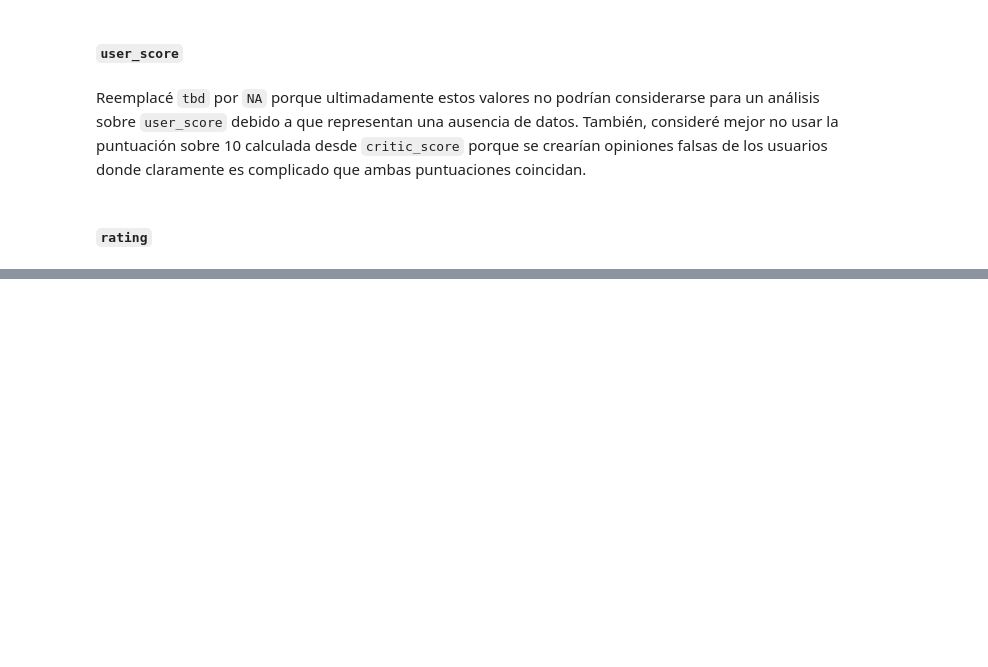
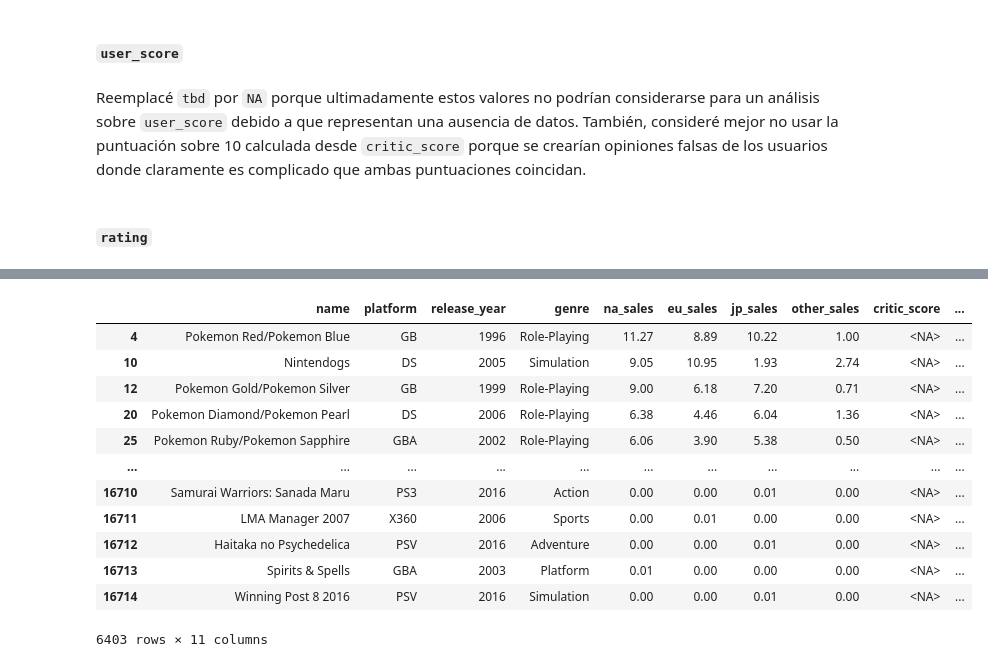
Before and after one commit to rodwayne/tt-sprint6-project, a Jupyter notebook: project.ipynb, the cells around one changed output, grey strips where cells are left out. Saved outputs shown, nothing was run; the diff lists cells and outputs as text; code cells hidden in the pictures; blank space fills up the shorter version.

Commit message:
Added ratings_map dictionary

```diff
--- a/project.ipynb
+++ b/project.ipynb
@@ -188,6 +172,30 @@ df_games.loc[(df_games['release_year'] == 1994) & (df_games['rating'].isna())]
 # %%
-# df_games.loc[(df_games['user_score'] == 'tbd') | (df_games['user_score'].isna())]
+# Trabajo en progreso
+ratings_map = (
+    df_games.loc[df_games['rating'].notna()]
+    .drop_duplicates(subset=['name'], keep='last')
+    .set_index('name')['rating']
+    .to_dict()
+)
 
-# df_games.info()
-# df_games.loc[(df_games['rating'].isna())]
-# df_games.loc[(df_games['rating'].isna()) & (df_games['release_year'] < 1994)]
+# ratings_map
+
+df_games['rating'] = df_games['rating'].fillna(df_games['name'].map(ratings_map))
+# %%
+# Prueba
+# df_games.loc[(df_games['release_year'] == 1994) & (df_games['rating'].isna())]
+df_games.loc[(df_games['rating'].isna())]
+# %% [output]
+|  | name | platform | release_year | genre | na_sales | eu_sales | jp_sales | other_sales | critic_score | ... |
+| 4 | Pokemon Red/Pokemon Blue | GB | 1996 | Role-Playing | 11.27 | 8.89 | 10.22 | 1.00 | <NA> | ... |
+| 10 | Nintendogs | DS | 2005 | Simulation | 9.05 | 10.95 | 1.93 | 2.74 | <NA> | ... |
+| 12 | Pokemon Gold/Pokemon Silver | GB | 1999 | Role-Playing | 9.00 | 6.18 | 7.20 | 0.71 | <NA> | ... |
+| 20 | Pokemon Diamond/Pokemon Pearl | DS | 2006 | Role-Playing | 6.38 | 4.46 | 6.04 | 1.36 | <NA> | ... |
+| 25 | Pokemon Ruby/Pokemon Sapphire | GBA | 2002 | Role-Playing | 6.06 | 3.90 | 5.38 | 0.50 | <NA> | ... |
+| ... | ... | ... | ... | ... | ... | ... | ... | ... | ... | ... |
+| 16710 | Samurai Warriors: Sanada Maru | PS3 | 2016 | Action | 0.00 | 0.00 | 0.01 | 0.00 | <NA> | ... |
+| 16711 | LMA Manager 2007 | X360 | 2006 | Sports | 0.00 | 0.01 | 0.00 | 0.00 | <NA> | ... |
+| 16712 | Haitaka no Psychedelica | PSV | 2016 | Adventure | 0.00 | 0.00 | 0.01 | 0.00 | <NA> | ... |
+| 16713 | Spirits & Spells | GBA | 2003 | Platform | 0.01 | 0.00 | 0.00 | 0.00 | <NA> | ... |
+| 16714 | Winning Post 8 2016 | PSV | 2016 | Simulation | 0.00 | 0.00 | 0.01 | 0.00 | <NA> | ... |
+6403 rows × 11 columns
```
Also changed, not shown: parts of 4 cells of this notebook.
